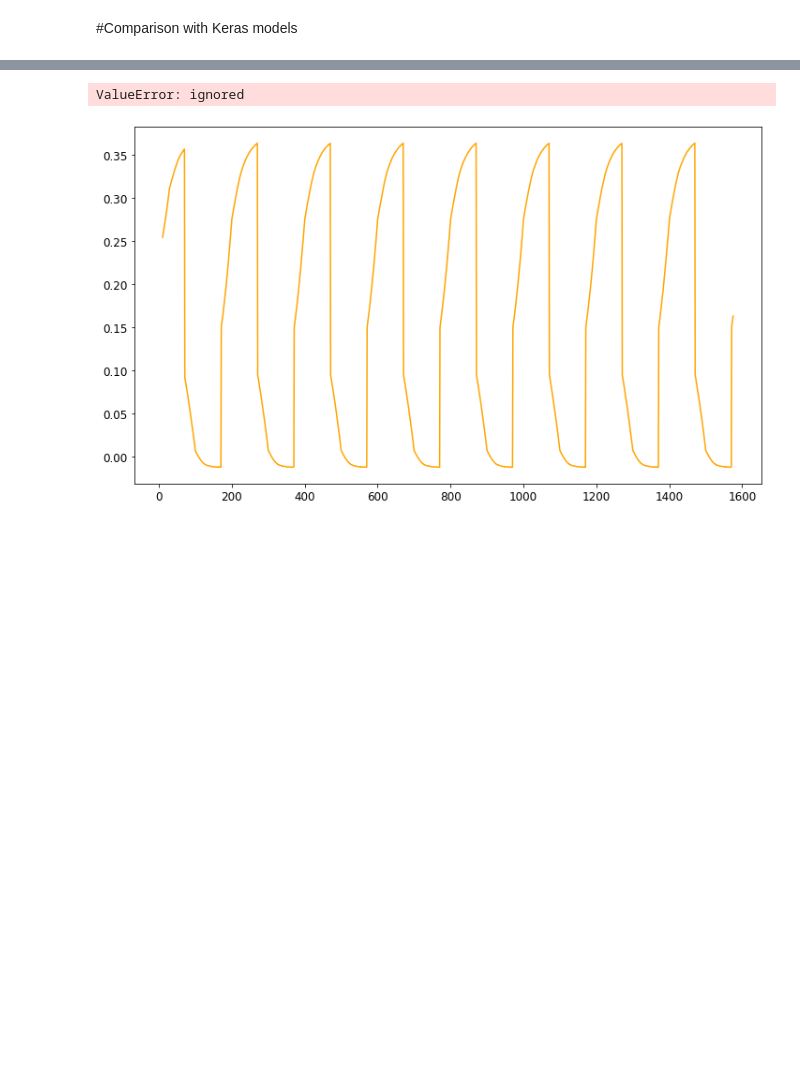
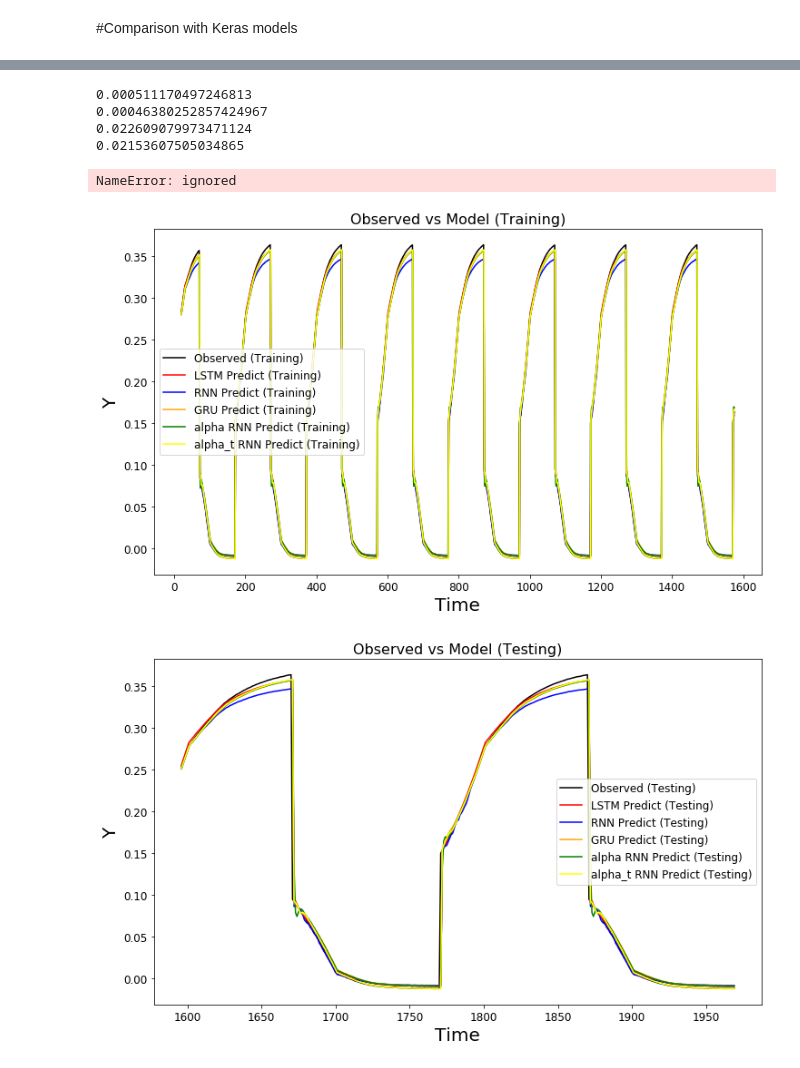
Before and after one commit to mfrdixon/alpha-RNN, a Jupyter notebook: Alpha_RNNs_regime_switching.ipynb, the cells around one changed output, grey strips where cells are left out. Drawn from its saved outputs; the diff is of its cells as text; code cells hidden in the pictures; blank space fills up the shorter version.

```diff
--- a/Alpha_RNNs_regime_switching.ipynb
+++ b/Alpha_RNNs_regime_switching.ipynb
@@ -693,0 +1775,10 @@ _________________________________________________________________
+# %%
+
+
+hidden_size = 5
+rnn_model = Sequential()
+rnn_model.add(SimpleRNN(hidden_size, input_shape=(x_train_reg.shape[1], x_train_reg.shape[-1])))
+rnn_model.add(Dense(1))
+rnn_model.compile(loss='mean_squared_error', optimizer='adam')
+
+rnn_model.fit(x_train_reg, y_train_reg, epochs=2000, batch_size=100, callbacks=[es])
@@ -693,0 +1826,7 @@ _________________________________________________________________
+# %%
+hidden_size = 5
+lstm_model = Sequential()
+lstm_model.add(LSTM(hidden_size, input_shape=(x_train_reg.shape[1], x_train_reg.shape[-1])))
+lstm_model.add(Dense(1))
+lstm_model.compile(loss='mean_squared_error', optimizer='adam')
+lstm_model.fit(x_train_reg, y_train_reg, epochs=2000, batch_size=500, callbacks=[es])
@@ -710,0 +1899,3 @@ gru_pred_test = gru_model.predict(x_test_reg, verbose=1)
+# %%
+alpharnnt_pred_train = alpharnnt.predict(x_train_reg, verbose=1)
+alpharnnt_pred_test = alpharnnt.predict(x_test_reg, verbose=1)
@@ -710,0 +1905,3 @@ gru_pred_test = gru_model.predict(x_test_reg, verbose=1)
+# %%
+alpharnn_pred_train = alpharnn.predict(x_train_reg, verbose=1)
+alpharnn_pred_test = alpharnn.predict(x_test_reg, verbose=1)
@@ -736,32 +1972,59 @@ print(MSE_test)
+# %%
+
+MSE_train = mean_squared_error(df_train[use_feature][n_steps:], alpharnn_pred_train)  #train_losses[:, 0])
+print(MSE_train)
+MSE_test = mean_squared_error(df_test[use_feature][n_steps:], alpharnn_pred_test)     #validation_losses[:, 0])
+print(MSE_test)
+MSE_train_sd = np.sqrt(MSE_train)
+print(MSE_train_sd)
+MSE_test_sd = np.sqrt(MSE_test)
+print(MSE_test_sd)
+# %% [output]
+0.000511170497246813
+0.00046380252857424967
+0.022609079973471124
+0.02153607505034865
+# %%
+# calculate mean squared error of the alpha RNN
+
+#MSE_train = mean_squared_error(df_train[use_feature][n_steps:], y_predicted_train_t)  #train_losses[:, 0])
+#print(MSE_train)
+#MSE_test = mean_squared_error(df_test[use_feature][n_steps:], y_predicted_ar_t)     #validation_losses[:, 0])
+#print(MSE_test)
+MSE_train_sd = np.sqrt(MSE_train)
+print(MSE_train_sd)
+MSE_test_sd = np.sqrt(MSE_test)
+print(MSE_test_sd)
+# %% [output]
+NameError: ignored
 # %%
 fig = plt.figure(figsize=(12,7))
-train_line_real = plt.plot(df_train.index[n_steps:], df_train[use_feature][n_steps:], color="orange", label="Observed (Training)")
+train_line_real = plt.plot(df_train.index[n_steps:], df_train[use_feature][n_steps:], color="black", label="Observed (Training)")
 train_line_pred = plt.plot(df_train.index[n_steps:], lstm_pred_train[:, 0], color="red", label="LSTM Predict (Training)")
 train_line_pred = plt.plot(df_train.index[n_steps:], rnn_pred_train[:, 0], color="blue", label="RNN Predict (Training)")
-train_line_pred = plt.plot(df_train.index[n_steps:], gru_pred_train[:, 0], color="black", label="GRU Predict (Training)")
-train_line_pred = plt.plot(df_train.index[n_steps:],y_predicted_ar_train, color='green', label="alpha RNN Predict (Training)")
-train_line_pred = plt.plot(df_train.index[n_steps:],y_predicted_ar_trian_t, color="yellow", label="alpha_t RNN Predict (Training)" )
+train_line_pred = plt.plot(df_train.index[n_steps:], gru_pred_train[:, 0], color="orange", label="GRU Predict (Training)")
+train_line_pred = plt.plot(df_train.index[n_steps:], alpharnn_pred_train[:,0], color='green', label="alpha RNN Predict (Training)")
+train_line_pred = plt.plot(df_train.index[n_steps:], alpharnnt_pred_train[:,0], color="yellow", label="alpha_t RNN Predict (Training)" )
 
 plt.legend(loc="best", fontsize=12)
 plt.title('Observed vs Model (Training)', fontsize=16)
 plt.xlabel('Time', fontsize=20)
 plt.ylabel('Y', fontsize=20)
 
 fig = plt.figure(figsize=(12,7))
-test_line_real = plt.plot(df_test.index[n_steps:], df_test[use_feature][n_steps:], color="orange", label="Observed (Testing)")
-test_line_pred = plt.plot(df_test.index[n_steps:], rnn_pred_test[:, 0], color="red", label="RNN Predict (Testing)")
+test_line_real = plt.plot(df_test.index[n_steps:], df_test[use_feature][n_steps:], color="black", label="Observed (Testing)")
+test_line_pred = plt.plot(df_test.index[n_steps:], lstm_pred_test[:, 0], color="red", label="LSTM Predict (Testing)")
 test_line_pred = plt.plot(df_test.index[n_steps:], rnn_pred_test[:, 0], color="blue", label="RNN Predict (Testing)")
-test_line_pred = plt.plot(df_test.index[n_steps:], gru_pred_test[:, 0], color="black", label="GRU Predict (Testing)")
-test_line_pred = plt.plot(df_test.index[n_steps:], y_predicted_ar,color="green", label="alpha RNN Predict (Testing)")
-test_line_pred = plt.plot(df_test,index[n_steps:], y_predicted_ar_t, color="yellow", label= "alpha_t RNN Predict (Testing)")
+test_line_pred = plt.plot(df_test.index[n_steps:], gru_pred_test[:, 0], color="orange", label="GRU Predict (Testing)")
+test_line_pred = plt.plot(df_test.index[n_steps:], alpharnn_pred_test,color="green", label="alpha RNN Predict (Testing)")
+test_line_pred = plt.plot(df_test.index[n_steps:], alpharnnt_pred_test, color="yellow", label= "alpha_t RNN Predict (Testing)")
 # train_line_pred = plt.plot(session.run(output, feed_dict={alpharnn.input_layer: x_test_reg})
-
 plt.legend(loc="best", fontsize=12)
 plt.title('Observed vs Model (Testing)', fontsize=16)
 plt.xlabel('Time', fontsize=20)
 plt.ylabel('Y', fontsize=20)
 
 plt.show()
 # %% [output]
-ValueError: ignored
-[figure, old version]
+[figure, new version]
+[figure, added]
```
Also changed, not shown: parts of 71 cells of this notebook.
